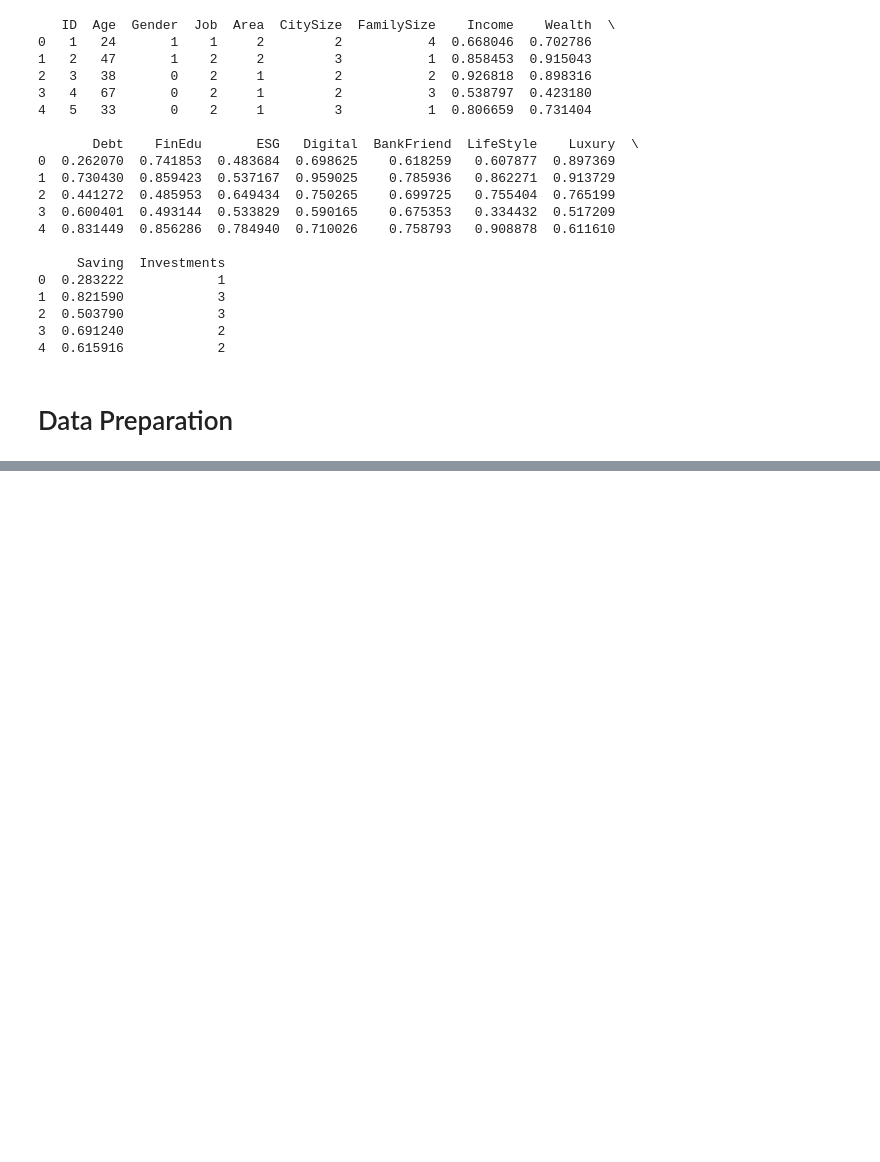
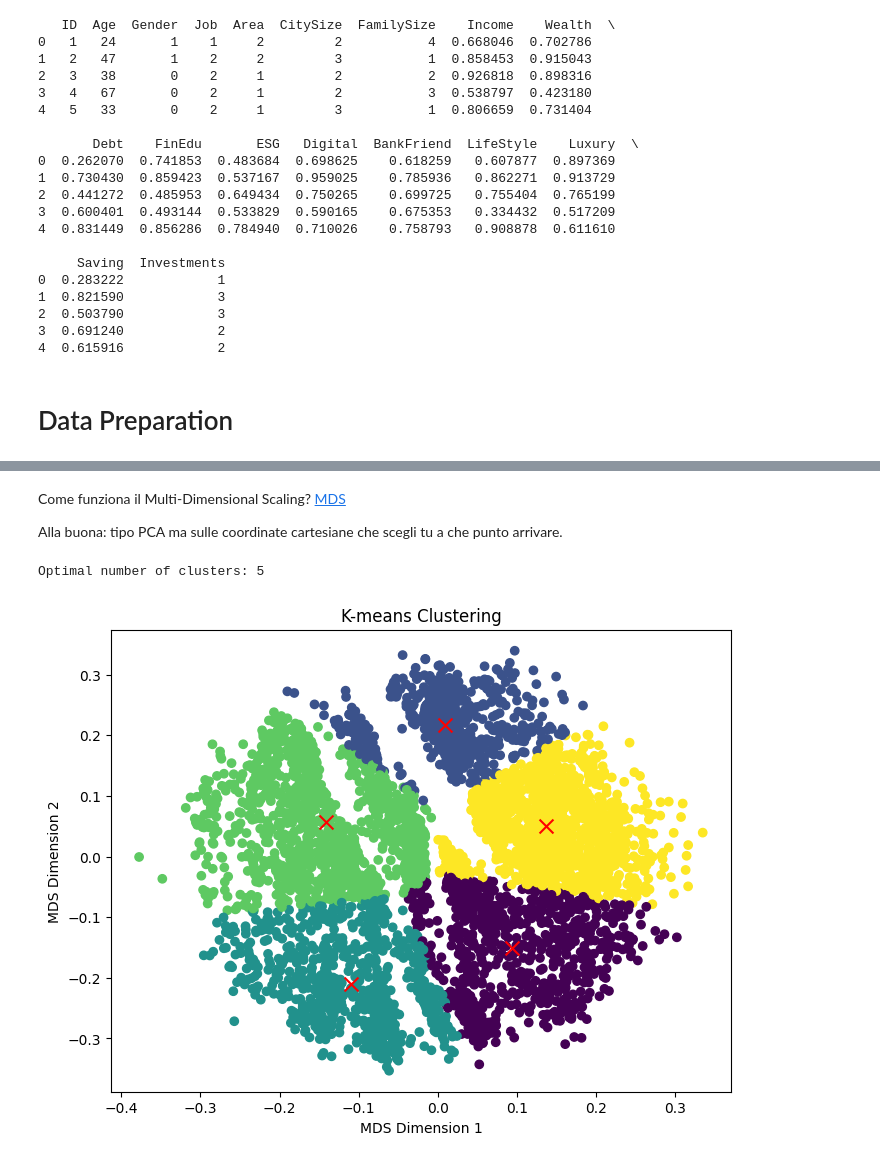
Before and after one commit to Filippo-Galli/Fintech_BC, a Jupyter notebook: BC1/main.ipynb, the cells around one changed output, grey strips where cells are left out. Drawn from its saved outputs; the diff is of its cells as text; code cells hidden in the pictures; blank space fills up the shorter version.

```diff
--- a/BC1/main.ipynb
+++ b/BC1/main.ipynb
@@ -87,0 +210,56 @@ Combined Features Shape: (5000, 22)
+# %% [markdown]
+Come funziona il Multi-Dimensional Scaling? [MDS](https://en.wikipedia.org/wiki/Multidimensional_scaling)
+
+Alla buona: tipo PCA ma sulle coordinate cartesiane che scegli tu a che punto arrivare.
+# %%
+from sklearn.cluster import KMeans
+from sklearn_extra.cluster import KMedoids
+
+# Function to optimize the number of clusters
+def optimal_number_of_clusters(wcss):
+    x1, y1 = 2, wcss[0]
+    x2, y2 = 20, wcss[len(wcss)-1]
+
+    distances = []
+    for i in range(len(wcss)):
+        x0 = i+2
+        y0 = wcss[i]
+        numerator = abs((y2-y1)*x0 - (x2-x1)*y0 + x2*y1 - y2*x1)
+        denominator = np.sqrt((y2 - y1)**2 + (x2 - x1)**2)
+        distances.append(numerator/denominator)
+
+    return distances.index(max(distances)) + 2
+
+# Optimize the number of clusters
+wcss = []
+for i in range(1, 21):
+    kmeans = KMeans(n_clusters=i, init='k-means++')
+    kmeans.fit(X_reduced)
+    wcss.append(kmeans.inertia_)
+
+n = optimal_number_of_clusters(wcss)
+print("Optimal number of clusters:", n)
+
+# Create a KMeans model
+kmeans = KMeans(n_clusters=n, init='k-means++')
+
+# Fit the model to the data
+kmeans.fit(X_reduced)
+
+# Get the cluster centroids
+centroids = kmeans.cluster_centers_
+
+# Get the cluster labels
+labels = kmeans.labels_
+
+# Visualize the clusters
+plt.figure(figsize=(8, 6))
+plt.scatter(X_reduced[:, 0], X_reduced[:, 1], c=labels, cmap='viridis')
+plt.scatter(centroids[:, 0], centroids[:, 1], marker='x', s=100, c='r')
+plt.title("K-means Clustering")
+plt.xlabel("MDS Dimension 1")
+plt.ylabel("MDS Dimension 2")
+plt.show()
+# %% [output]
+Optimal number of clusters: 5
+[figure, added]
```
Also changed, not shown: parts of 10 cells of this notebook.
